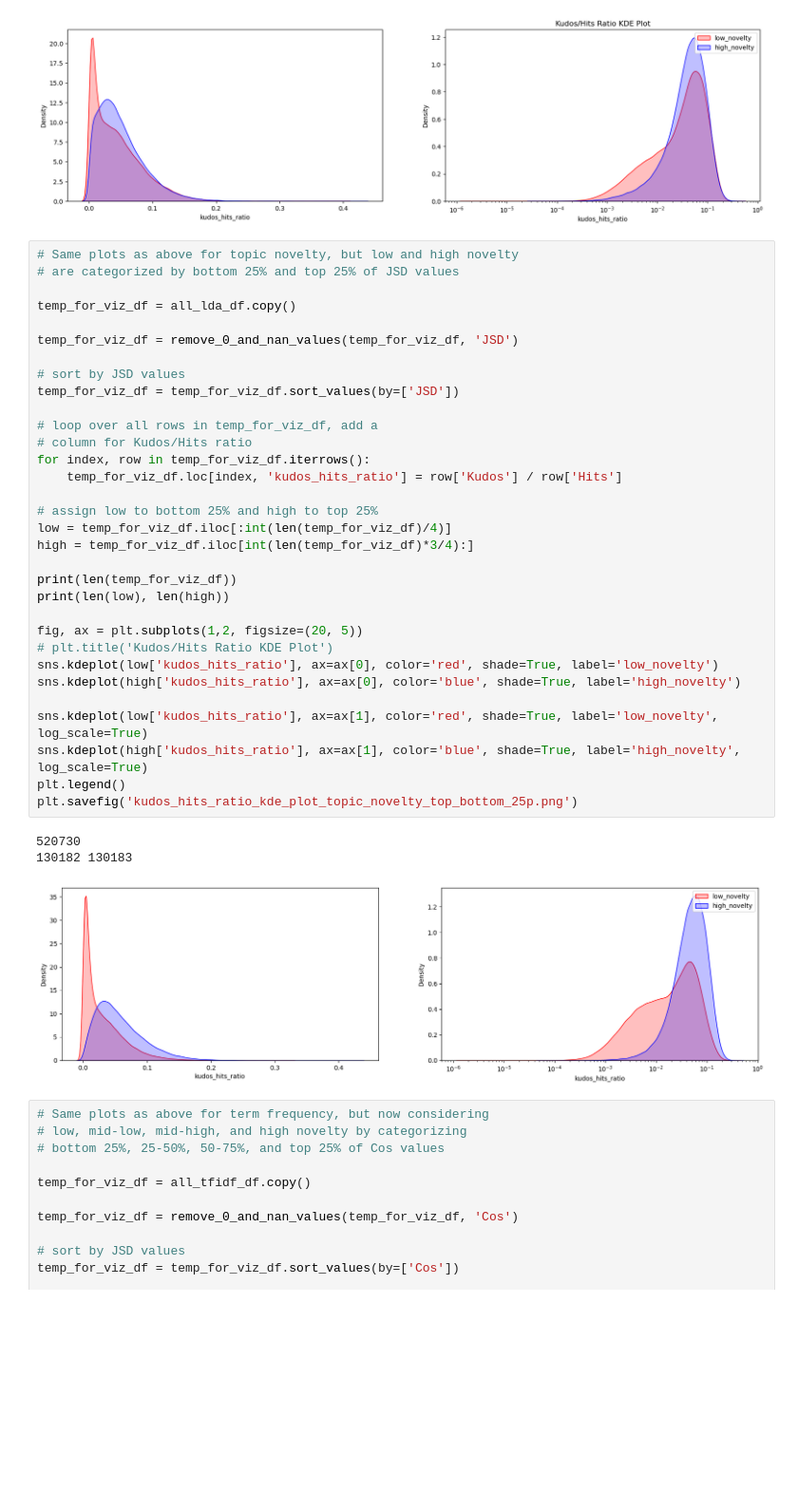
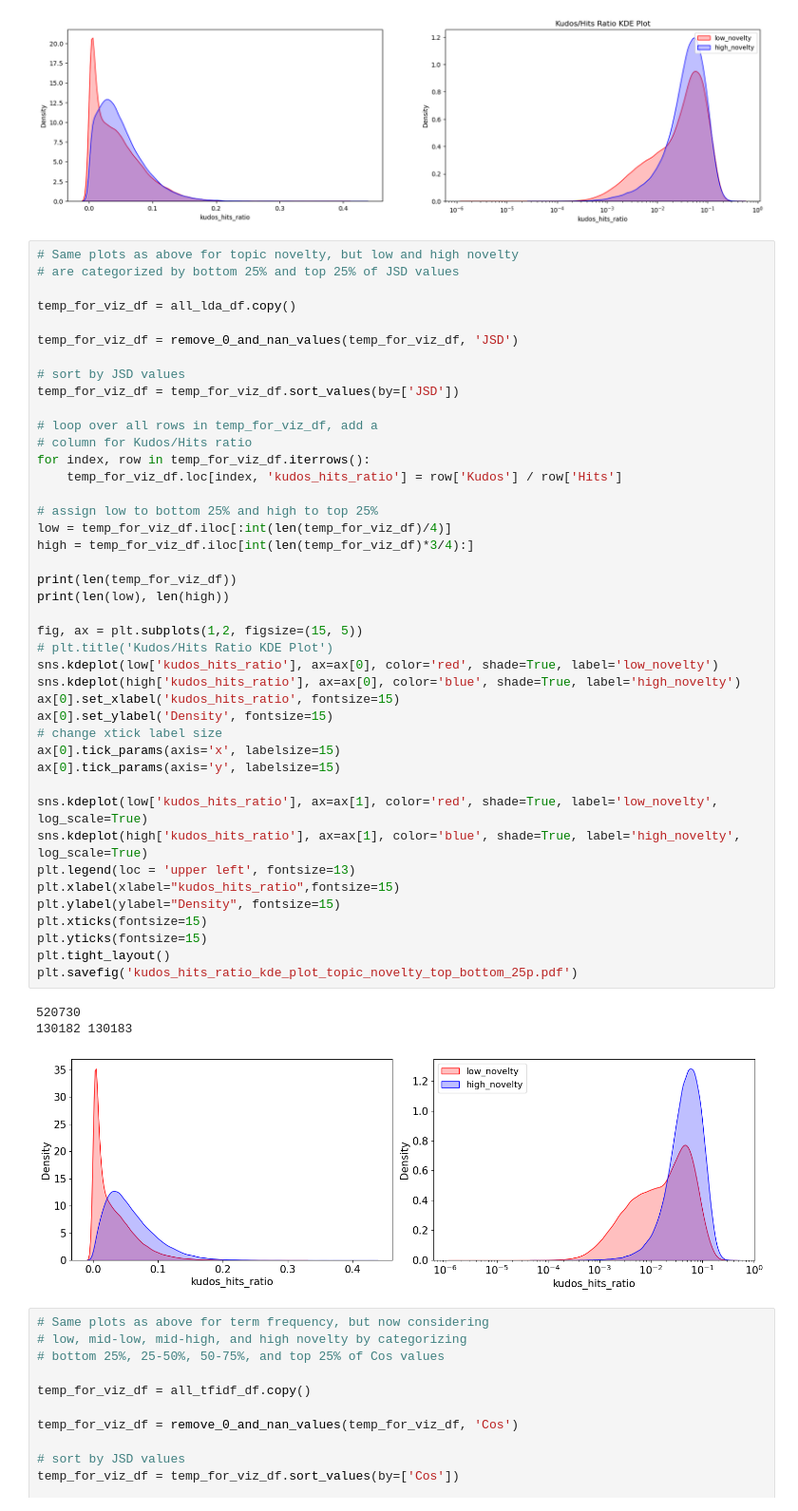
Before and after one commit to DevinW-sudo/ao3, a Jupyter notebook: exps/20230203_kudos_to_hits_kdes/20230127_kde_explore.ipynb, the cells around one changed output. Shown at 95% size. Saved outputs shown, nothing was run; the diff lists cells and outputs as text; blank space fills up the shorter version.

Commit message:
Adjusted layout of kde plot

```diff
--- a/exps/20230203_kudos_to_hits_kdes/20230127_kde_explore.ipynb
+++ b/exps/20230203_kudos_to_hits_kdes/20230127_kde_explore.ipynb
@@ -351,37 +351,47 @@ plt.legend()
 # are categorized by bottom 25% and top 25% of JSD values
 
 temp_for_viz_df = all_lda_df.copy()
 
 temp_for_viz_df = remove_0_and_nan_values(temp_for_viz_df, 'JSD')
 
 # sort by JSD values
 temp_for_viz_df = temp_for_viz_df.sort_values(by=['JSD'])
 
 # loop over all rows in temp_for_viz_df, add a
 # column for Kudos/Hits ratio
 for index, row in temp_for_viz_df.iterrows():
     temp_for_viz_df.loc[index, 'kudos_hits_ratio'] = row['Kudos'] / row['Hits']
 
 # assign low to bottom 25% and high to top 25%
 low = temp_for_viz_df.iloc[:int(len(temp_for_viz_df)/4)]
 high = temp_for_viz_df.iloc[int(len(temp_for_viz_df)*3/4):]
 
 print(len(temp_for_viz_df))
 print(len(low), len(high))
 
-fig, ax = plt.subplots(1,2, figsize=(20, 5))
+fig, ax = plt.subplots(1,2, figsize=(15, 5))
 # plt.title('Kudos/Hits Ratio KDE Plot')
 sns.kdeplot(low['kudos_hits_ratio'], ax=ax[0], color='red', shade=True, label='low_novelty')
 sns.kdeplot(high['kudos_hits_ratio'], ax=ax[0], color='blue', shade=True, label='high_novelty')
+ax[0].set_xlabel('kudos_hits_ratio', fontsize=15)
+ax[0].set_ylabel('Density', fontsize=15)
+# change xtick label size
+ax[0].tick_params(axis='x', labelsize=15)
+ax[0].tick_params(axis='y', labelsize=15)
 
 sns.kdeplot(low['kudos_hits_ratio'], ax=ax[1], color='red', shade=True, label='low_novelty', log_scale=True)
 sns.kdeplot(high['kudos_hits_ratio'], ax=ax[1], color='blue', shade=True, label='high_novelty', log_scale=True)
-plt.legend()
-plt.savefig('kudos_hits_ratio_kde_plot_topic_novelty_top_bottom_25p.png')
+plt.legend(loc = 'upper left', fontsize=13)
+plt.xlabel(xlabel="kudos_hits_ratio",fontsize=15)
+plt.ylabel(ylabel="Density", fontsize=15)
+plt.xticks(fontsize=15)
+plt.yticks(fontsize=15)
+plt.tight_layout()
+plt.savefig('kudos_hits_ratio_kde_plot_topic_novelty_top_bottom_25p.pdf')
 # %% [output]
 520730
 130182 130183
-[figure, old version]
+[figure, new version]
 # %%
 # Same plots as above for term frequency, but now considering
 # low, mid-low, mid-high, and high novelty by categorizing
```
